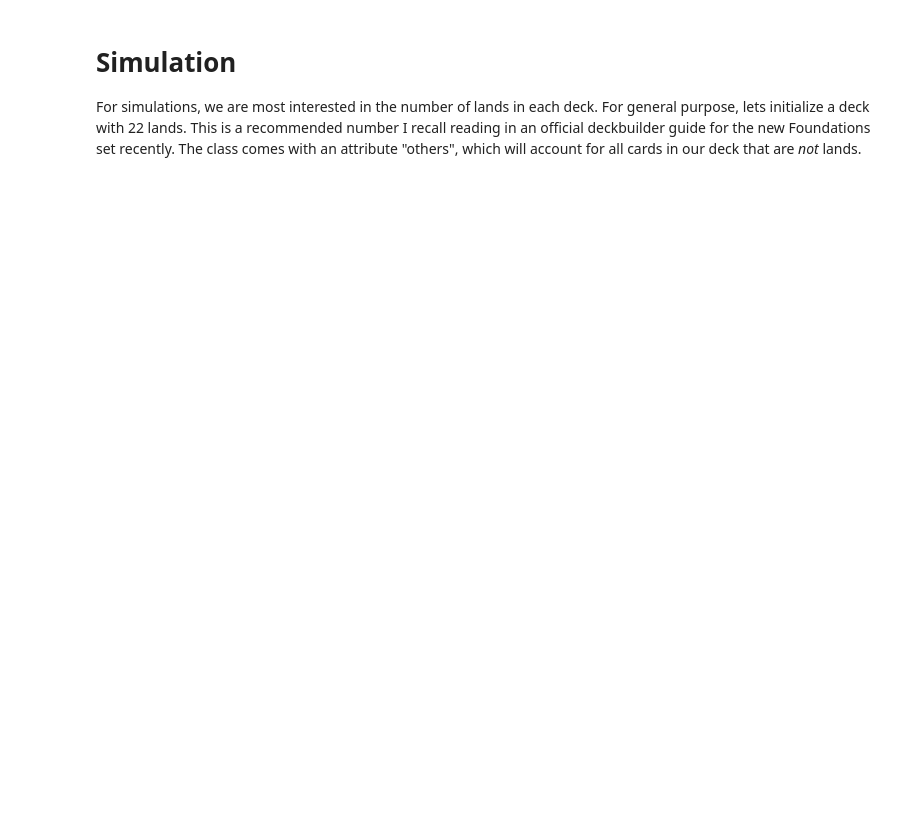
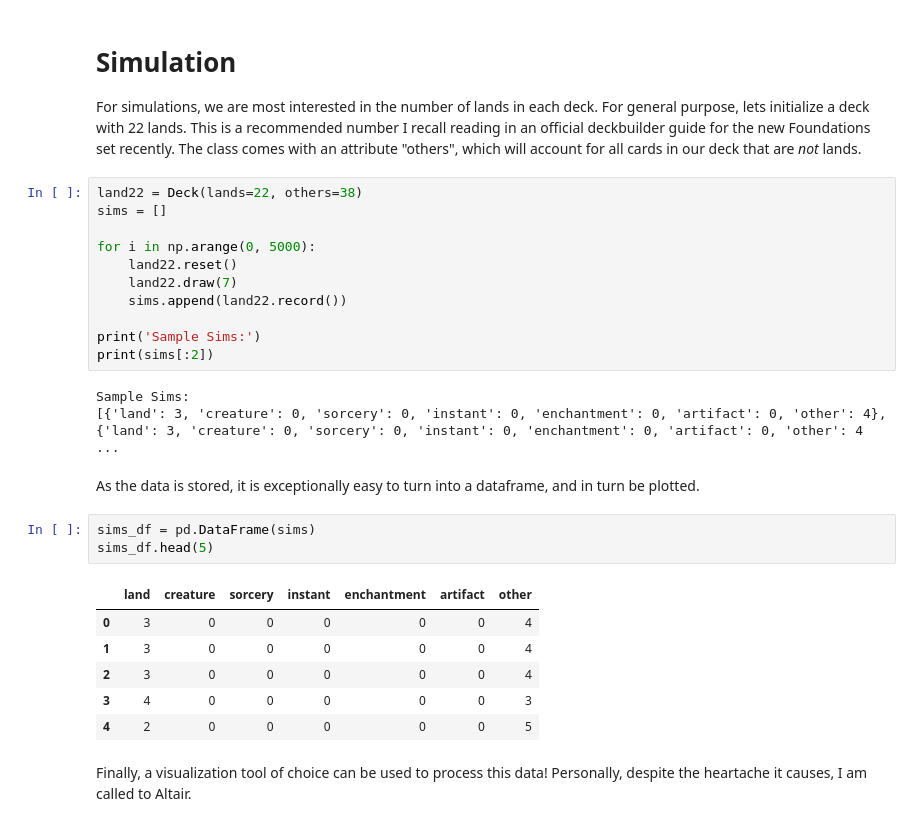
Before and after one commit to cassiehaas/mtg_probability, a Jupyter notebook: standard.ipynb, the cells around one changed output. Cells and saved outputs as stored; diff of their text form; blank space fills up the shorter version.

Commit message:
Basic visualizations

```diff
--- a/standard.ipynb
+++ b/standard.ipynb
@@ -101,3 +103,31 @@ y.record()
 # Simulation
 
 For simulations, we are most interested in the number of lands in each deck. For general purpose, lets initialize a deck with 22 lands. This is a recommended number I recall reading in an official deckbuilder guide for the new Foundations set recently. The class comes with an attribute "others", which will account for all cards in our deck that are *not* lands.
+# %%
+land22 = Deck(lands=22, others=38)
+sims = []
+
+for i in np.arange(0, 5000):
+    land22.reset()
+    land22.draw(7)
+    sims.append(land22.record())
+
+print('Sample Sims:')
+print(sims[:2])
+# %% [output]
+Sample Sims:
+[{'land': 3, 'creature': 0, 'sorcery': 0, 'instant': 0, 'enchantment': 0, 'artifact': 0, 'other': 4}, {'land': 3, 'creature': 0, 'sorcery': 0, 'instant': 0, 'enchantment': 0, 'artifact': 0, 'other': 4 ...
+# %% [markdown]
+As the data is stored, it is exceptionally easy to turn into a dataframe, and in turn be plotted.
+# %%
+sims_df = pd.DataFrame(sims)
+sims_df.head(5)
+# %% [output]
+|  | land | creature | sorcery | instant | enchantment | artifact | other |
+| 0 | 3 | 0 | 0 | 0 | 0 | 0 | 4 |
+| 1 | 3 | 0 | 0 | 0 | 0 | 0 | 4 |
+| 2 | 3 | 0 | 0 | 0 | 0 | 0 | 4 |
+| 3 | 4 | 0 | 0 | 0 | 0 | 0 | 3 |
+| 4 | 2 | 0 | 0 | 0 | 0 | 0 | 5 |
+# %% [markdown]
+Finally, a visualization tool of choice can be used to process this data! Personally, despite the heartache it causes, I am called to Altair.
```
Also changed, not shown: parts of 5 cells of this notebook.
